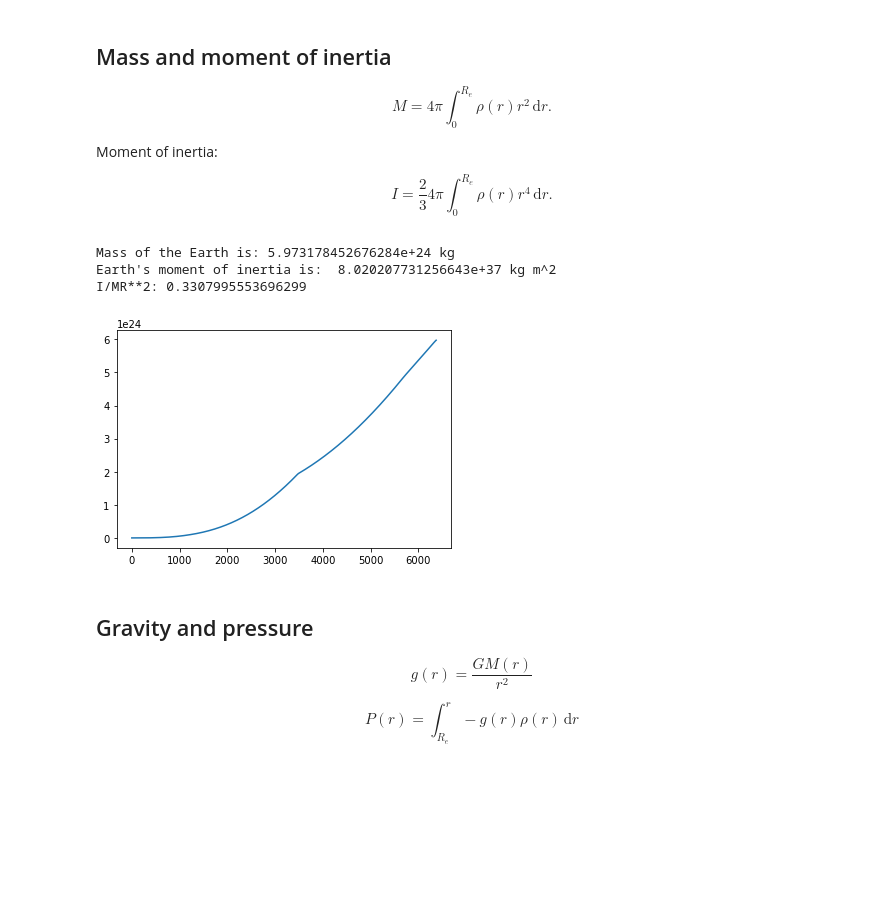
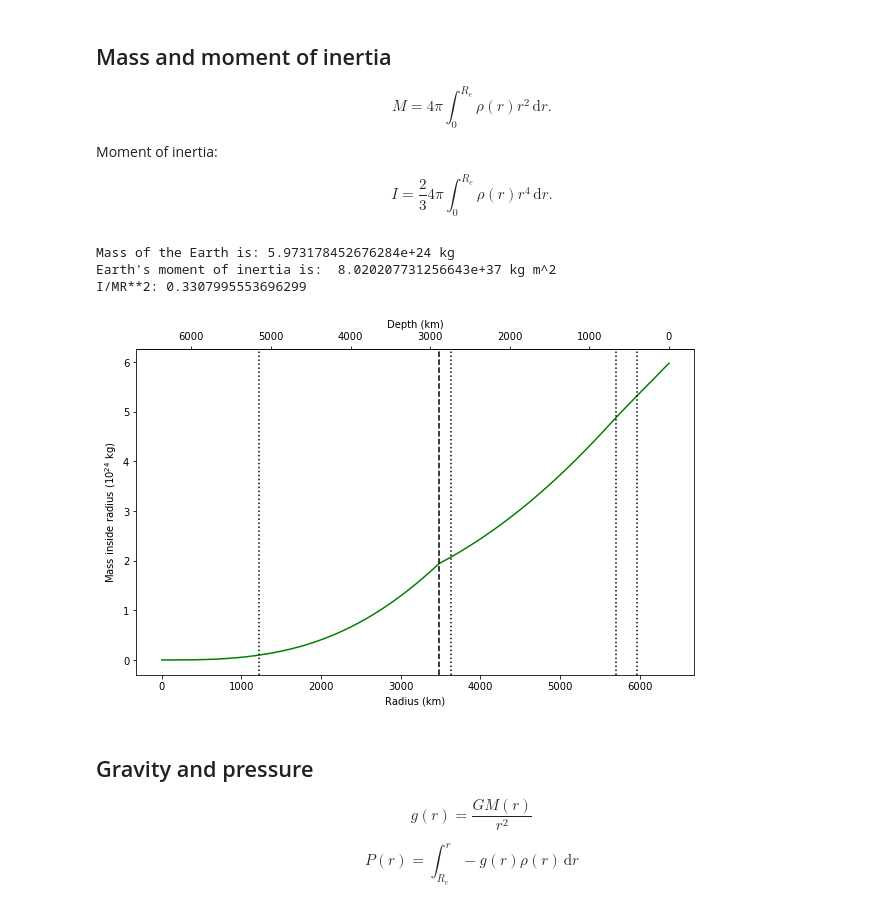
Before and after one commit to andreww/prem4derg, a Jupyter notebook: PREM_density_example.ipynb, the cells around one changed output. Saved outputs shown, nothing was run; the diff lists cells and outputs as text; code cells hidden in the pictures; blank space fills up the shorter version.

Commit message:
Make nice graphs

```diff
--- a/PREM_density_example.ipynb
+++ b/PREM_density_example.ipynb
@@ -77,17 +92,32 @@ $$I = \frac{2}{3} 4\pi \int_0^{R_{e}} \rho(r) r^4 \,\mathrm{d}r.$$
 # %%
 print("Mass of the Earth is:", prem.mass(prem.r_earth), "kg")
 print("Earth's moment of inertia is: ", prem.moment_or_inertia(prem.r_earth)[0], "kg m^2")
 print("I/MR**2:", prem.moment_or_inertia(prem.r_earth)[1])
-fig, ax = plt.subplots()
 
-ax.plot(rs, prem.mass(rs))
+# What does it look like?
+fig, ax = plt.subplots(figsize=(10,6))
+
+rs = np.arange(0, 6371, 0.5)
+ax.plot(rs, prem.mass(rs)/1e24, 'g')
+
+ax.set_xlabel('Radius (km)')
+ax.set_ylabel('Mass inside radius ($10^{24}$ kg)')
+
+ax.axvline(1221.5, ls=':', c='k')
+ax.axvline(3480, ls='--', c='k')
+ax.axvline(3630, ls=':', c='k')
+ax.axvline(5701, ls=':', c='k')
+ax.axvline(5971, ls=':', c='k')
+
+secax = ax.secondary_xaxis('top', functions=(lambda x: 6371 - x, lambda x: 6371 - x))
+secax.set_xlabel('Depth (km)')
 
 plt.show()
 # %% [output]
 Mass of the Earth is: 5.973178452676284e+24 kg
 Earth's moment of inertia is:  8.020207731256643e+37 kg m^2
 I/MR**2: 0.3307995553696299
-[figure, old version]
+[figure, new version]
 # %% [markdown]
 ## Gravity and pressure
 
```
Also changed, not shown: parts of 5 cells of this notebook, 1 other file.
